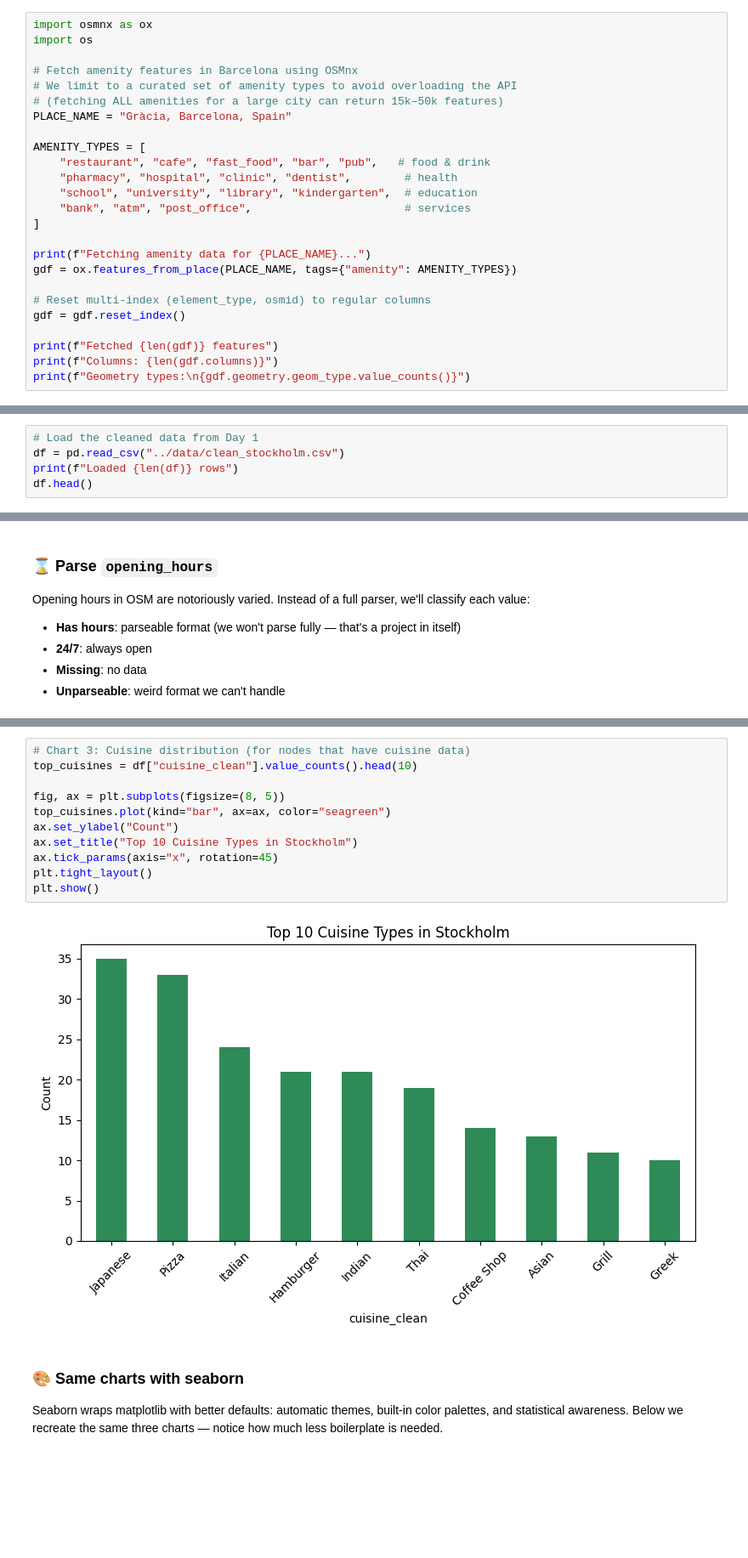
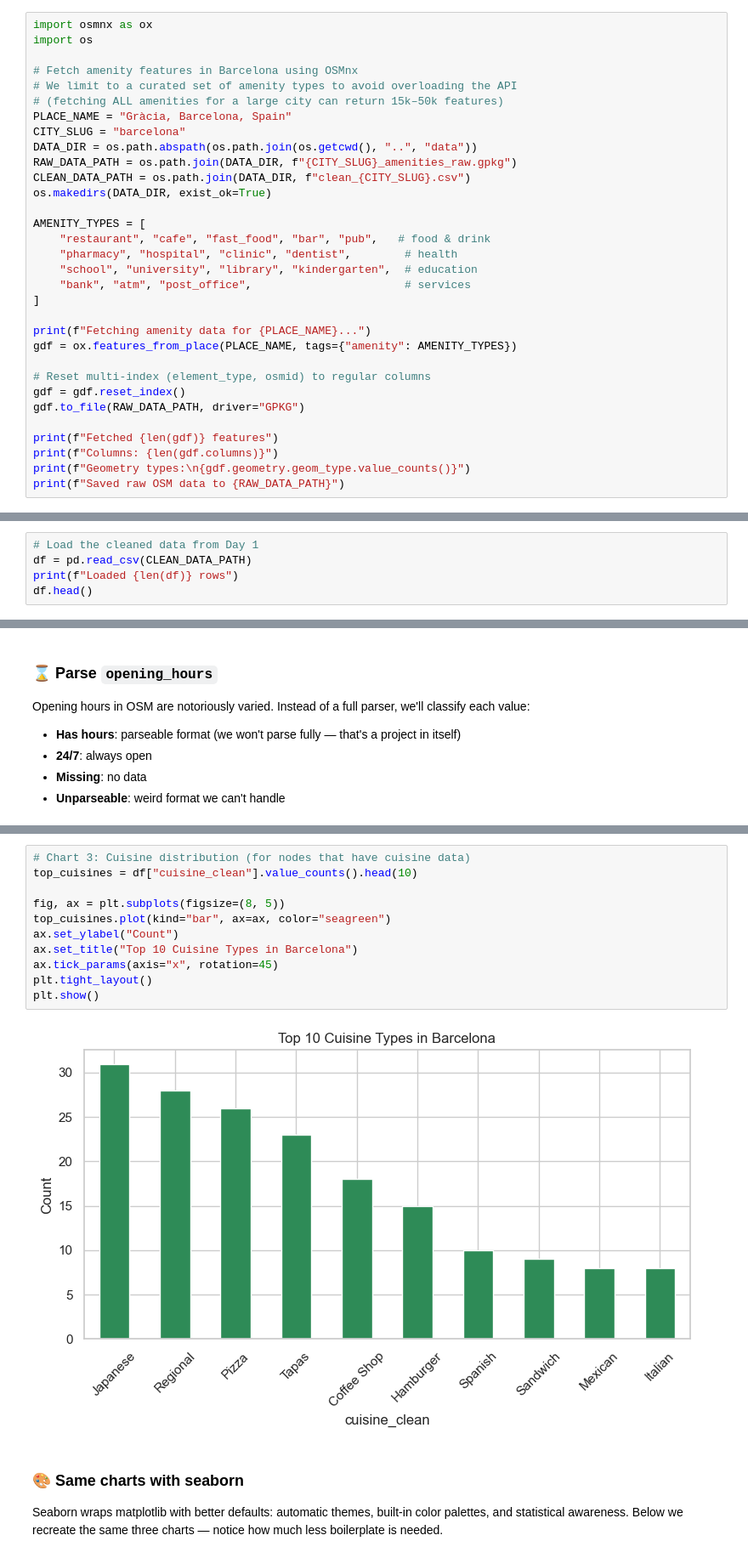
Before and after one commit to etmegla/edu.eda, a Jupyter notebook: example/barcelona_eda.ipynb, the cells around one changed output, grey strips where cells are left out. Shown at 85% size. Cells and saved outputs as stored; diff of their text form; blank space fills up the shorter version.

Commit message:
barcelona

```diff
--- a/example/barcelona_eda.ipynb
+++ b/example/barcelona_eda.ipynb
@@ -23,6 +23,11 @@ import os
 # We limit to a curated set of amenity types to avoid overloading the API
 # (fetching ALL amenities for a large city can return 15k–50k features)
 PLACE_NAME = "Gràcia, Barcelona, Spain"
+CITY_SLUG = "barcelona"
+DATA_DIR = os.path.abspath(os.path.join(os.getcwd(), "..", "data"))
+RAW_DATA_PATH = os.path.join(DATA_DIR, f"{CITY_SLUG}_amenities_raw.gpkg")
+CLEAN_DATA_PATH = os.path.join(DATA_DIR, f"clean_{CITY_SLUG}.csv")
+os.makedirs(DATA_DIR, exist_ok=True)
 
 AMENITY_TYPES = [
     "restaurant", "cafe", "fast_food", "bar", "pub",   # food & drink
@@ -36,10 +41,12 @@ gdf = ox.features_from_place(PLACE_NAME, tags={"amenity": AMENITY_TYPES})
 
 # Reset multi-index (element_type, osmid) to regular columns
 gdf = gdf.reset_index()
+gdf.to_file(RAW_DATA_PATH, driver="GPKG")
 
 print(f"Fetched {len(gdf)} features")
 print(f"Columns: {len(gdf.columns)}")
 print(f"Geometry types:\n{gdf.geometry.geom_type.value_counts()}")
+print(f"Saved raw OSM data to {RAW_DATA_PATH}")
 # %% [output]
 Fetching amenity data for Gràcia, Barcelona, Spain...
 Fetched 939 features
@@ -453,7 +465,7 @@ Final summary:
 OSM tags are free-text fields. The same concept can be encoded in many different ways. Let's normalize the most important ones.
 # %%
 # Load the cleaned data from Day 1
-df = pd.read_csv("../data/clean_stockholm.csv")
+df = pd.read_csv(CLEAN_DATA_PATH)
 print(f"Loaded {len(df)} rows")
 df.head()
 # %% [output]
@@ -608,16 +620,16 @@ plt.show()
 # %%
 # Chart 3: Cuisine distribution (for nodes that have cuisine data)
 top_cuisines = df["cuisine_clean"].value_counts().head(10)
 
 fig, ax = plt.subplots(figsize=(8, 5))
 top_cuisines.plot(kind="bar", ax=ax, color="seagreen")
 ax.set_ylabel("Count")
-ax.set_title("Top 10 Cuisine Types in Stockholm")
+ax.set_title("Top 10 Cuisine Types in Barcelona")
 ax.tick_params(axis="x", rotation=45)
 plt.tight_layout()
 plt.show()
 # %% [output]
-[figure, old version]
+[figure, new version]
 # %% [markdown]
 ### 🎨 Same charts with seaborn
 
```
Also changed, not shown: parts of 35 cells of this notebook, 10 other files.
